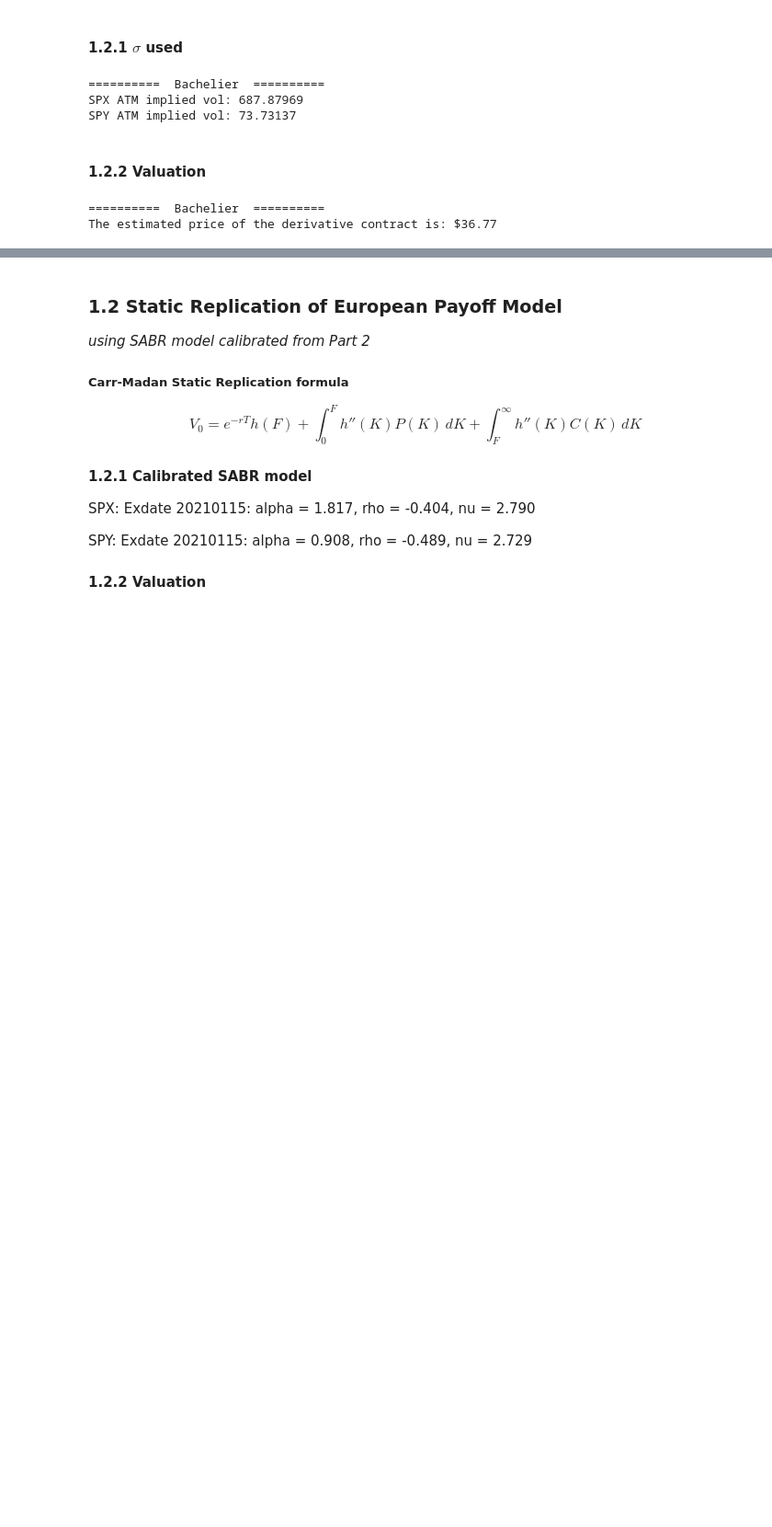
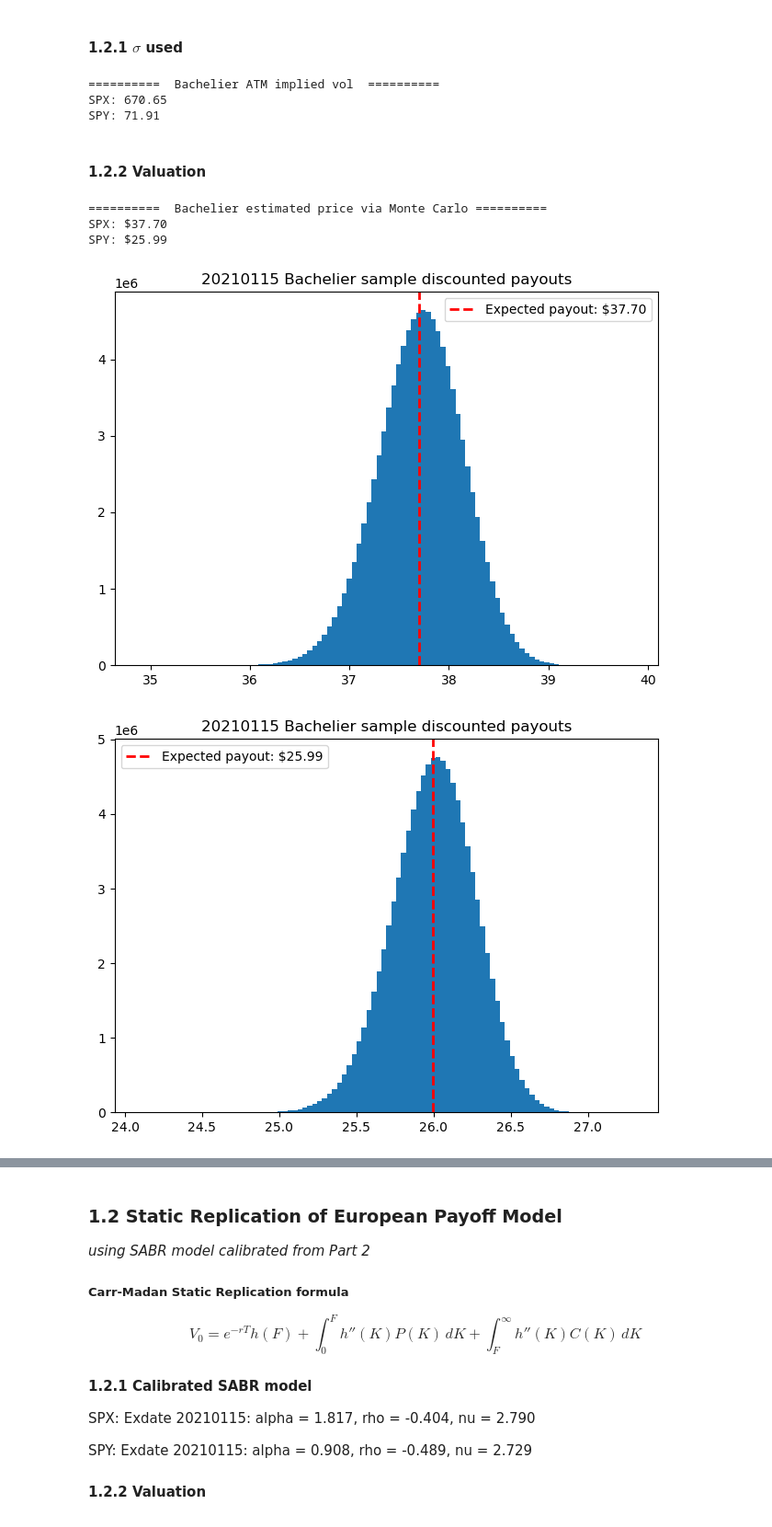
Before and after one commit to changjulian17/mqf_practice, a Jupyter notebook: QF620_Stochastic Modelling_in_Finance/Project/Part3.ipynb, the cells around one changed output, grey strips where cells are left out. Shown at 92% size. Drawn from its saved outputs; the diff is of its cells as text; code cells hidden in the pictures; blank space fills up the shorter version.

```diff
--- a/QF620_Stochastic Modelling_in_Finance/Project/Part3.ipynb
+++ b/QF620_Stochastic Modelling_in_Finance/Project/Part3.ipynb
@@ -246,38 +279,52 @@ $$
 # %% [markdown]
 #### 1.2.1 $\sigma$ used
 # %%
-spx_bachelier_sigma = brentq(lambda x: df_spx_atm['mid'] - BachelierCall(S_spx, K_spx, T, r, x),
+dict_spx['bach_sigma'] = brentq(lambda x: df_spx_atm['mid'] \
+                                        - BachelierCall(dict_spx['S'],
+                                                        dict_spx['K'] ,
+                                                        T, r, x),
                                 1e-12, 1000)
-spy_bachelier_sigma = brentq(lambda x: df_spy_atm['mid'] - BachelierCall(S_spy, K_spy, T, r, x),
+dict_spy['bach_sigma'] = brentq(lambda x: df_spy_atm['mid'] \
+                                        - BachelierCall(dict_spy['S'],
+                                                        dict_spy['K'],
+                                                        T, r, x),
                                 1e-12, 1000)
-print(10*"=", " Bachelier ", 10*"=")
-print(f"SPX ATM implied vol: {spx_bachelier_sigma:.5f}")
-print(f"SPY ATM implied vol: {spy_bachelier_sigma:.5f}")
+print(10*"=", " Bachelier ATM implied vol ", 10*"=")
+print(f"{dict_spx['ticker']}: {dict_spx['bach_sigma']:.2f}")
+print(f"{dict_spy['ticker']}: {dict_spy['bach_sigma']:.2f}")
 # %% [output]
-==========  Bachelier  ==========
-SPX ATM implied vol: 687.87969
-SPY ATM implied vol: 73.73137
+==========  Bachelier ATM implied vol  ==========
+SPX: 670.65
+SPY: 71.91
 # %% [markdown]
 
 #### 1.2.2 Valuation
 # %%
-S0 = S_spx        # Initial stock price
-sigma = spx_bachelier_sigma     # Volatility in the Bachelier model
+print(10*"=", " Bachelier estimated price via Monte Carlo", 10*"=")
 num_simulations = 10**8  # Number of Monte Carlo simulations
 
-# Simulate end prices S_T under Bachelier model
-# S_T = S0 + (r * T) + sigma * sqrt(T) * Z
-Z = np.random.normal(0, 1, num_simulations)
-S_T = S0 + r * T + sigma * np.sqrt(T) * Z
+for d in [dict_spx, dict_spy]:
+    Z = np.random.normal(0, 1, num_simulations)
+    S_T = d['S'] + r * T + d['bach_sigma'] * np.sqrt(T) * Z
 
-# Calculate payoff for each simulated S_T
-payoffs = S_T**(1/3) + 1.5 * np.log(S_T) + 10.0
+    # Calculate payoff for each simulated S_T
+    bach_payoffs = S_T**(1/3) + 1.5 * np.log(S_T) + 10.0
+    # Discount the expected payoff
+    bach_discounted_payoff = np.exp(-r * T) * np.mean(bach_payoffs)
 
-# Discount the expected payoff
-discounted_payoff = np.exp(-r * T) * np.mean(payoffs)
+    print(f"{d['ticker']}: ${bach_discounted_payoff:.2f}")
+    plt.figure(tight_layout=True)
+    plt.title(f"{exdate} Bachelier sample discounted payouts")
+    plt.hist(bach_payoffs, bins=100)
+    plt.axvline(bach_discounted_payoff, color='red',
+                linestyle='dashed', linewidth=2,
+                label=f'Expected payout: ${bach_discounted_payoff:.2f}')
+    plt.legend()
 
-print(10*"=", " Bachelier ", 10*"=")
-print(f"The estimated price of the derivative contract is: ${discounted_payoff:.2f}")
+plt.show();
 # %% [output]
-==========  Bachelier  ==========
-The estimated price of the derivative contract is: $36.77
+==========  Bachelier estimated price via Monte Carlo ==========
+SPX: $37.70
+SPY: $25.99
+[figure, added]
+[figure, added]
```
Also changed, not shown: parts of 33 cells of this notebook, 3 other files.
